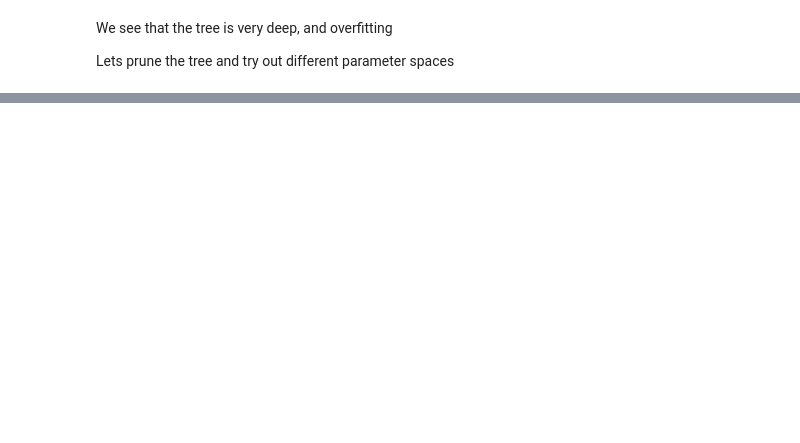
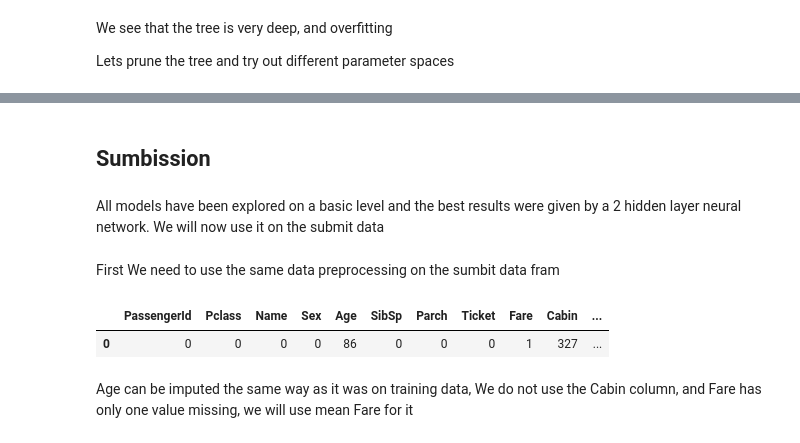
Before and after one commit to LiudasVasaris/Kaggle-competitions, a Jupyter notebook: introductional_competitions/titanic/titanic.ipynb, the cells around one changed output, grey strips where cells are left out. Saved outputs shown, nothing was run; the diff lists cells and outputs as text; code cells hidden in the pictures; blank space fills up the shorter version.

Commit message:
NN model and Submission

```diff
--- a/introductional_competitions/titanic/titanic.ipynb
+++ b/introductional_competitions/titanic/titanic.ipynb
@@ -599,0 +710,15 @@ gradiant_boost_forest scores:
+# %% [markdown]
+## Sumbission
+# %% [markdown]
+All models have been explored on a basic level and the best results were given by a 2 hidden layer neural network. We will now use it on the submit data
+# %% [markdown]
+First We need to use the same data preprocessing on the sumbit data fram
+# %%
+submit_df = pd.read_csv("./data/test.csv")
+# %%
+submit_df.isna().sum().to_frame().T
+# %% [output]
+|  | PassengerId | Pclass | Name | Sex | Age | SibSp | Parch | Ticket | Fare | Cabin | ... |
+| 0 | 0 | 0 | 0 | 0 | 86 | 0 | 0 | 0 | 1 | 327 | ... |
+# %% [markdown]
+Age can be imputed the same way as it was on training data, We do not use the Cabin column, and Fare has only one value missing, we will use mean Fare for it
```
Also changed, not shown: parts of 40 cells of this notebook, 4 other files.
